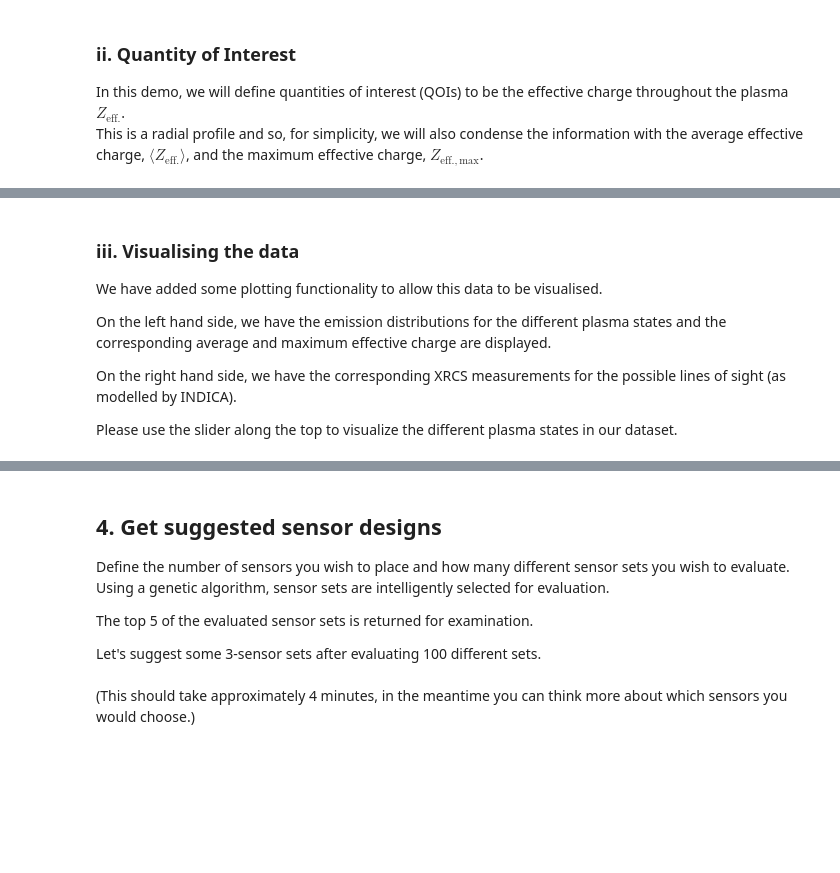
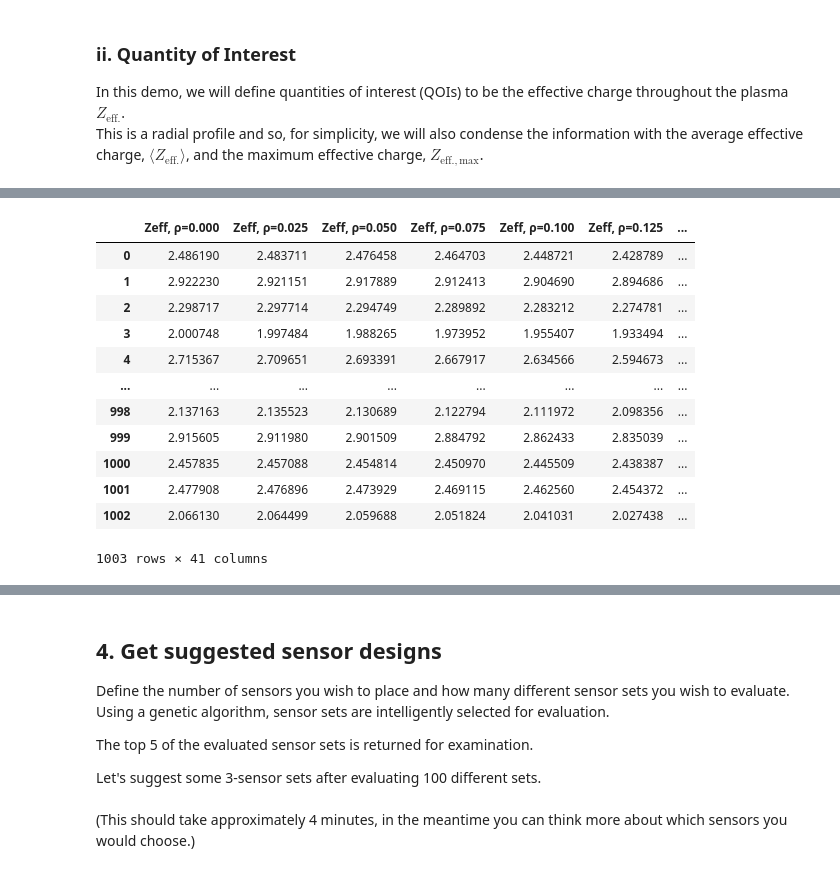
Before and after one commit to digiLab-ai/STEPControl-Use-Cases, a Jupyter notebook: ImagingDemo/notebooks/line_of_sight_demo.ipynb, the cells around one changed output, grey strips where cells are left out. Saved outputs shown, nothing was run; the diff lists cells and outputs as text; code cells hidden in the pictures; blank space fills up the shorter version.

```diff
--- a/ImagingDemo/notebooks/line_of_sight_demo.ipynb
+++ b/ImagingDemo/notebooks/line_of_sight_demo.ipynb
@@ -160,3 +161,25 @@ qoi_df
+# %%
+import h5py
+# with h5py.File("Imaging_states_handsOff_ar_w.nc", "r") as nc_file:
+with h5py.File("Imaging_states_handsOn.nc", "r") as nc_file:
+    z_eff = nc_file["Zeff"][:]
+    rho = nc_file["Rho"][:]
+qoi_df = pd.DataFrame(z_eff, columns=[f"Zeff, ρ={rho[i]:.3f}" for i in range(len(z_eff[0]))])
+qoi_df
+# %% [output]
+|  | Zeff, ρ=0.000 | Zeff, ρ=0.025 | Zeff, ρ=0.050 | Zeff, ρ=0.075 | Zeff, ρ=0.100 | Zeff, ρ=0.125 | ... |
+| 0 | 2.486190 | 2.483711 | 2.476458 | 2.464703 | 2.448721 | 2.428789 | ... |
+| 1 | 2.922230 | 2.921151 | 2.917889 | 2.912413 | 2.904690 | 2.894686 | ... |
+| 2 | 2.298717 | 2.297714 | 2.294749 | 2.289892 | 2.283212 | 2.274781 | ... |
+| 3 | 2.000748 | 1.997484 | 1.988265 | 1.973952 | 1.955407 | 1.933494 | ... |
+| 4 | 2.715367 | 2.709651 | 2.693391 | 2.667917 | 2.634566 | 2.594673 | ... |
+| ... | ... | ... | ... | ... | ... | ... | ... |
+| 998 | 2.137163 | 2.135523 | 2.130689 | 2.122794 | 2.111972 | 2.098356 | ... |
+| 999 | 2.915605 | 2.911980 | 2.901509 | 2.884792 | 2.862433 | 2.835039 | ... |
+| 1000 | 2.457835 | 2.457088 | 2.454814 | 2.450970 | 2.445509 | 2.438387 | ... |
+| 1001 | 2.477908 | 2.476896 | 2.473929 | 2.469115 | 2.462560 | 2.454372 | ... |
+| 1002 | 2.066130 | 2.064499 | 2.059688 | 2.051824 | 2.041031 | 2.027438 | ... |
+1003 rows × 41 columns
 # %%
 qoi_profile_df = pd.read_csv("qoi_profile.csv")
 qoi_profile_df
@@ -174,13 +197,3 @@ qoi_profile_df
 | 1001 | 12.738045 | 12.699198 | 12.590289 | 12.422777 | 12.208154 | 11.957941 | 11.683706 | 11.396502 | 11.101572 | 10.800689 | ... | ... |
 | 1002 | 10.029907 | 10.015861 | 9.974527 | 9.907124 | 9.814878 | 9.699048 | 9.560912 | 9.401877 | 9.224379 | 9.031467 | ... | ... |
 1003 rows × 41 columns
-# %% [markdown]
-### iii. Visualising the data
-
-We have added some plotting functionality to allow this data to be visualised.
-
-On the left hand side, we have the emission distributions for the different plasma states and the corresponding average and maximum effective charge are displayed.
-
-On the right hand side, we have the corresponding XRCS measurements for the possible lines of sight (as modelled by INDICA).
-
-Please use the slider along the top to visualize the different plasma states in our dataset.
```
Also changed, not shown: parts of 33 cells of this notebook, 2 other files.
